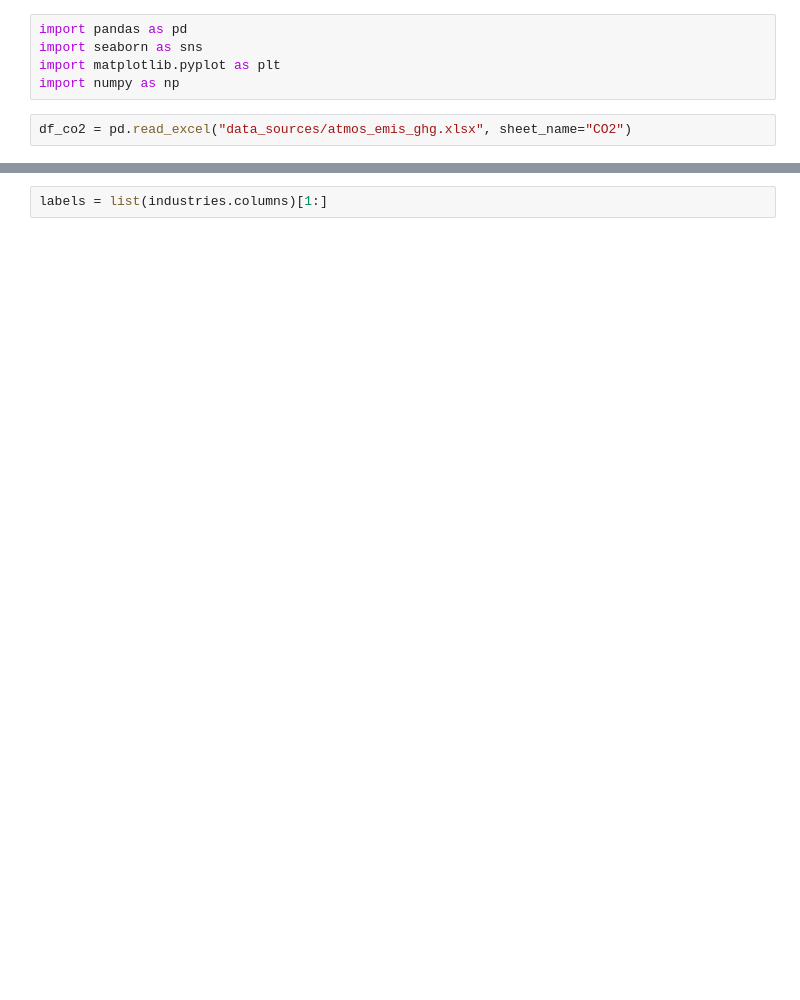
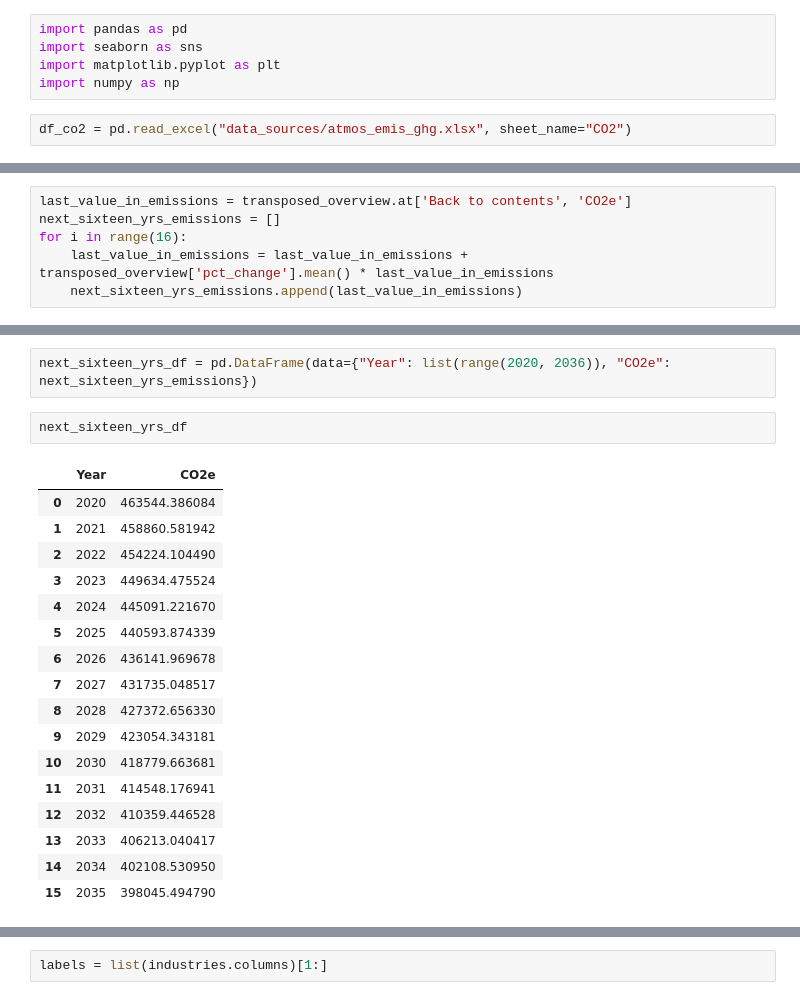
Before and after one commit to theodi/data-ecosystems-net-zero, a Jupyter notebook: UKNetZero.ipynb, the cells around one changed output, grey strips where cells are left out. Cells and saved outputs as stored; diff of their text form; blank space fills up the shorter version.

```diff
--- a/UKNetZero.ipynb
+++ b/UKNetZero.ipynb
@@ -175,0 +114,6 @@ industries['Year'] = industries['Year'].astype('int')
+# %%
+last_value_in_emissions = transposed_overview.at['Back to contents', 'CO2e']
+next_sixteen_yrs_emissions = []
+for i in range(16):
+    last_value_in_emissions = last_value_in_emissions + transposed_overview['pct_change'].mean() * last_value_in_emissions
+    next_sixteen_yrs_emissions.append(last_value_in_emissions)
@@ -175,0 +139,22 @@ industries['Year'] = industries['Year'].astype('int')
+# %%
+next_sixteen_yrs_df = pd.DataFrame(data={"Year": list(range(2020, 2036)), "CO2e": next_sixteen_yrs_emissions})
+# %%
+next_sixteen_yrs_df
+# %% [output]
+|  | Year | CO2e |
+| 0 | 2020 | 463544.386084 |
+| 1 | 2021 | 458860.581942 |
+| 2 | 2022 | 454224.104490 |
+| 3 | 2023 | 449634.475524 |
+| 4 | 2024 | 445091.221670 |
+| 5 | 2025 | 440593.874339 |
+| 6 | 2026 | 436141.969678 |
+| 7 | 2027 | 431735.048517 |
+| 8 | 2028 | 427372.656330 |
+| 9 | 2029 | 423054.343181 |
+| 10 | 2030 | 418779.663681 |
+| 11 | 2031 | 414548.176941 |
+| 12 | 2032 | 410359.446528 |
+| 13 | 2033 | 406213.040417 |
+| 14 | 2034 | 402108.530950 |
+| 15 | 2035 | 398045.494790 |
```
Also changed, not shown: parts of 42 cells of this notebook.
